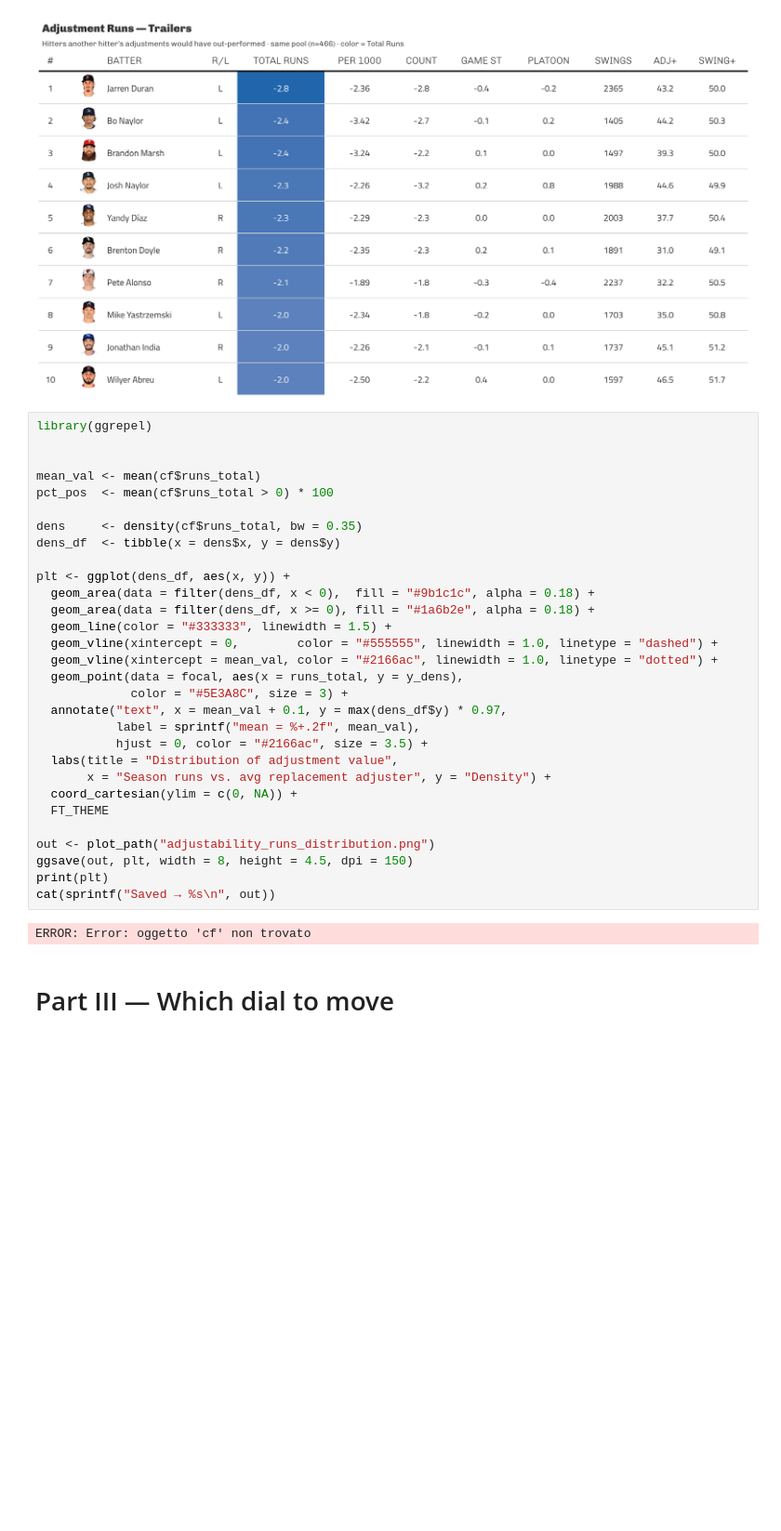
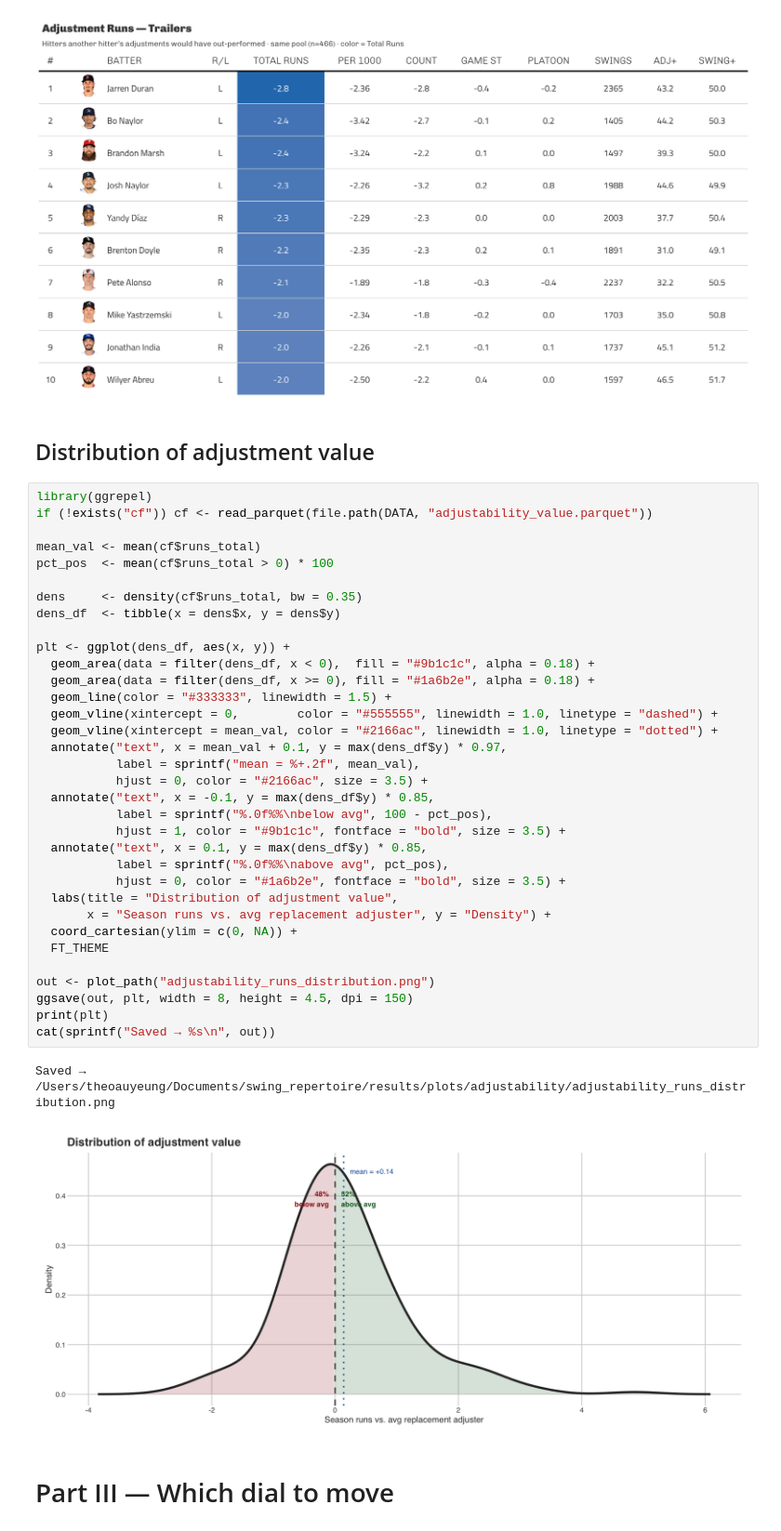
Before and after one commit to theoauyeung/swing_repertoire, a Jupyter notebook: src/adjustability_results.ipynb, the cells around one changed output. Shown at 93% size. Drawn from its saved outputs; the diff is of its cells as text; blank space fills up the shorter version.

Commit message:
auto: results/plots/adjustability/adjustability_runs_distribution.png, src/adjustability_results.ipynb, src/cluster_results.ipynb

```diff
--- a/src/adjustability_results.ipynb
+++ b/src/adjustability_results.ipynb
@@ -176,37 +180,44 @@ for (png in c("adjustability_value_top_gt.png", "adjustability_value_bottom_gt.p
 # %% [output]
 [figure]
 [figure]
+# %% [markdown]
+## Distribution of adjustment value
 # %%
 library(ggrepel)
-
+if (!exists("cf")) cf <- read_parquet(file.path(DATA, "adjustability_value.parquet"))
 
 mean_val <- mean(cf$runs_total)
 pct_pos  <- mean(cf$runs_total > 0) * 100
 
 dens     <- density(cf$runs_total, bw = 0.35)
 dens_df  <- tibble(x = dens$x, y = dens$y)
 
 plt <- ggplot(dens_df, aes(x, y)) +
   geom_area(data = filter(dens_df, x < 0),  fill = "#9b1c1c", alpha = 0.18) +
   geom_area(data = filter(dens_df, x >= 0), fill = "#1a6b2e", alpha = 0.18) +
   geom_line(color = "#333333", linewidth = 1.5) +
   geom_vline(xintercept = 0,        color = "#555555", linewidth = 1.0, linetype = "dashed") +
   geom_vline(xintercept = mean_val, color = "#2166ac", linewidth = 1.0, linetype = "dotted") +
-  geom_point(data = focal, aes(x = runs_total, y = y_dens),
-             color = "#5E3A8C", size = 3) +
   annotate("text", x = mean_val + 0.1, y = max(dens_df$y) * 0.97,
            label = sprintf("mean = %+.2f", mean_val),
            hjust = 0, color = "#2166ac", size = 3.5) +
+  annotate("text", x = -0.1, y = max(dens_df$y) * 0.85,
+           label = sprintf("%.0f%%\nbelow avg", 100 - pct_pos),
+           hjust = 1, color = "#9b1c1c", fontface = "bold", size = 3.5) +
+  annotate("text", x = 0.1, y = max(dens_df$y) * 0.85,
+           label = sprintf("%.0f%%\nabove avg", pct_pos),
+           hjust = 0, color = "#1a6b2e", fontface = "bold", size = 3.5) +
   labs(title = "Distribution of adjustment value",
        x = "Season runs vs. avg replacement adjuster", y = "Density") +
   coord_cartesian(ylim = c(0, NA)) +
   FT_THEME
 
 out <- plot_path("adjustability_runs_distribution.png")
 ggsave(out, plt, width = 8, height = 4.5, dpi = 150)
 print(plt)
 cat(sprintf("Saved → %s\n", out))
 # %% [output]
-ERROR: Error: oggetto 'cf' non trovato
+Saved → /Users/theoauyeung/Documents/swing_repertoire/results/plots/adjustability/adjustability_runs_distribution.png
+[figure, added]
 # %% [markdown]
 # Part III — Which dial to move
```
Also changed, not shown: parts of 4 cells of this notebook, 2 other files.
